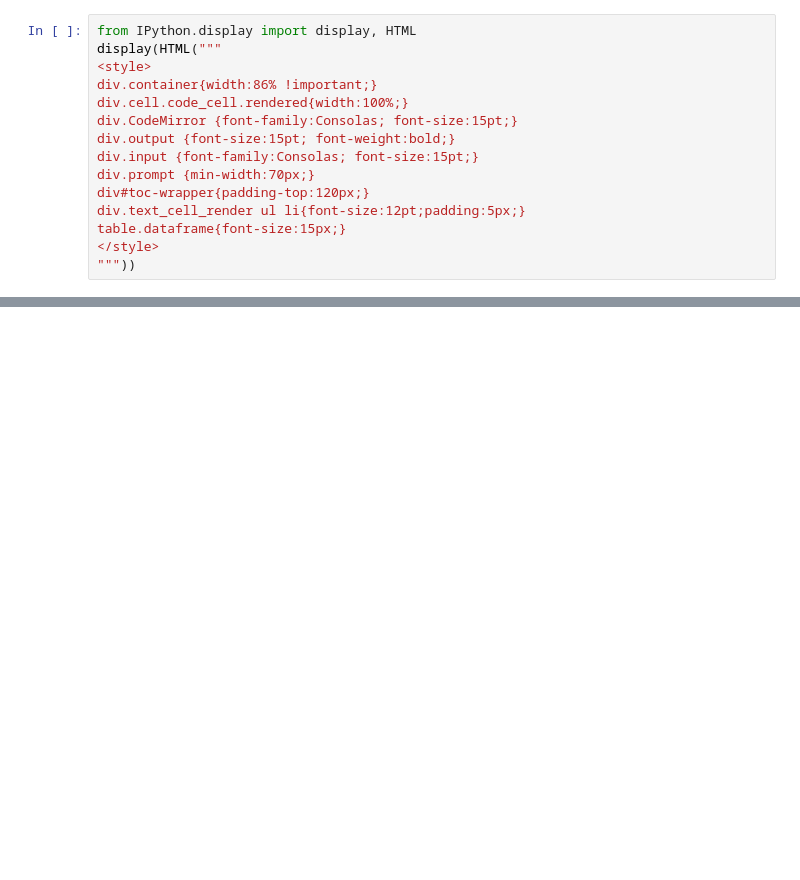
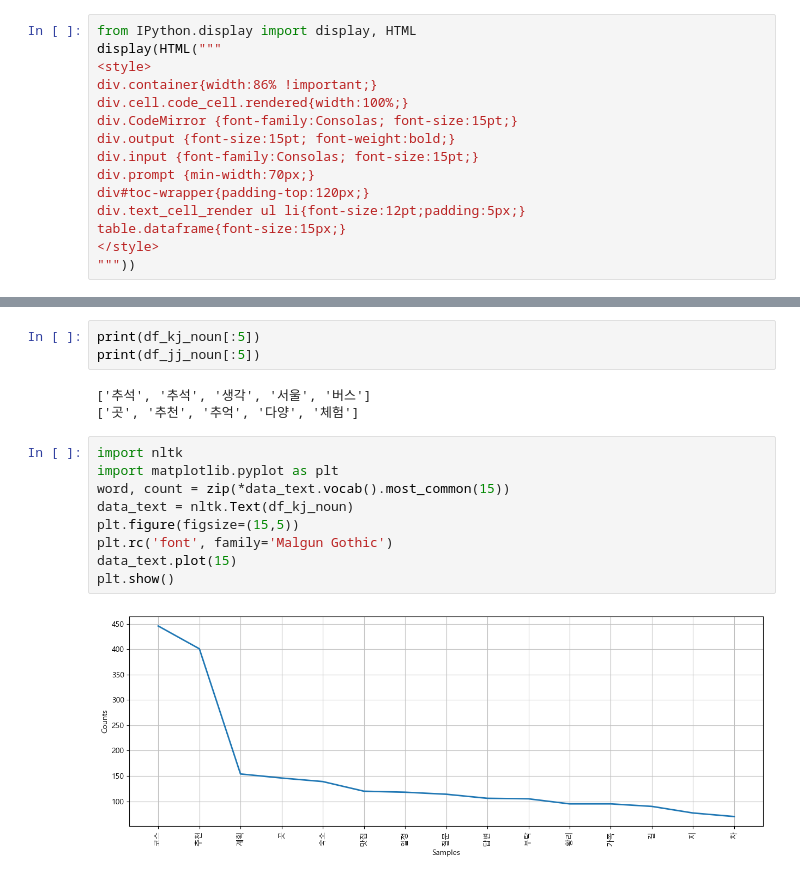
Before and after one commit to SeohuiJeong0420/ai_x, a Jupyter notebook: source/07_자연어처리/ch2_한글형태소분석_Quiz.ipynb, the cells around one changed output, grey strips where cells are left out. Cells and saved outputs as stored; diff of their text form; blank space fills up the shorter version.

```diff
--- a/source/07_자연어처리/ch2_한글형태소분석_Quiz.ipynb
+++ b/source/07_자연어처리/ch2_한글형태소분석_Quiz.ipynb
@@ -20,0 +452,17 @@ table.dataframe{font-size:15px;}
+# %%
+print(df_kj_noun[:5])
+print(df_jj_noun[:5])
+# %% [output]
+['추석', '추석', '생각', '서울', '버스']
+['곳', '추천', '추억', '다양', '체험']
+# %%
+import nltk
+import matplotlib.pyplot as plt
+word, count = zip(*data_text.vocab().most_common(15))
+data_text = nltk.Text(df_kj_noun)
+plt.figure(figsize=(15,5))
+plt.rc('font', family='Malgun Gothic')
+data_text.plot(15)
+plt.show()
+# %% [output]
+[figure, added]
```
Also changed, not shown: parts of 53 cells of this notebook, 8 other files.
